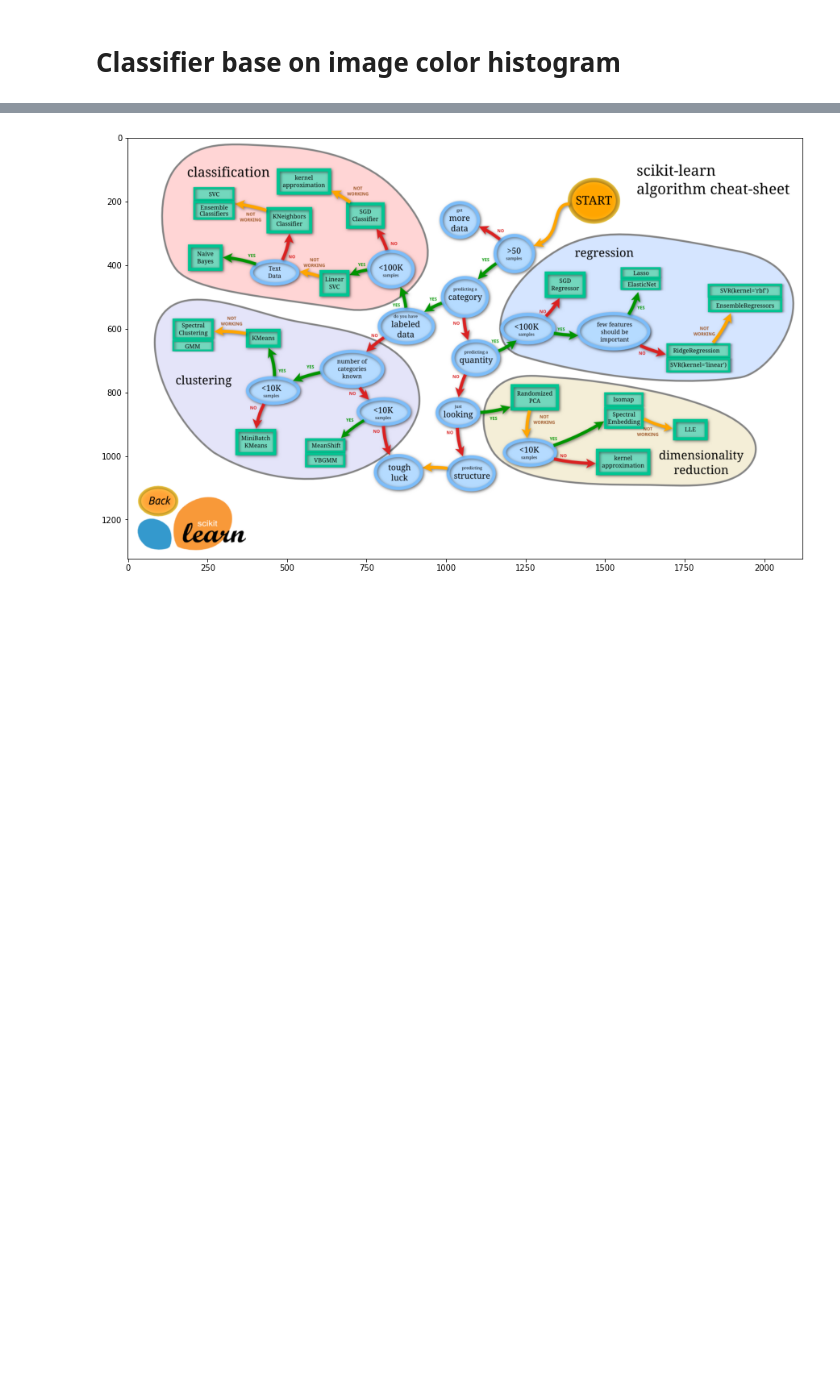
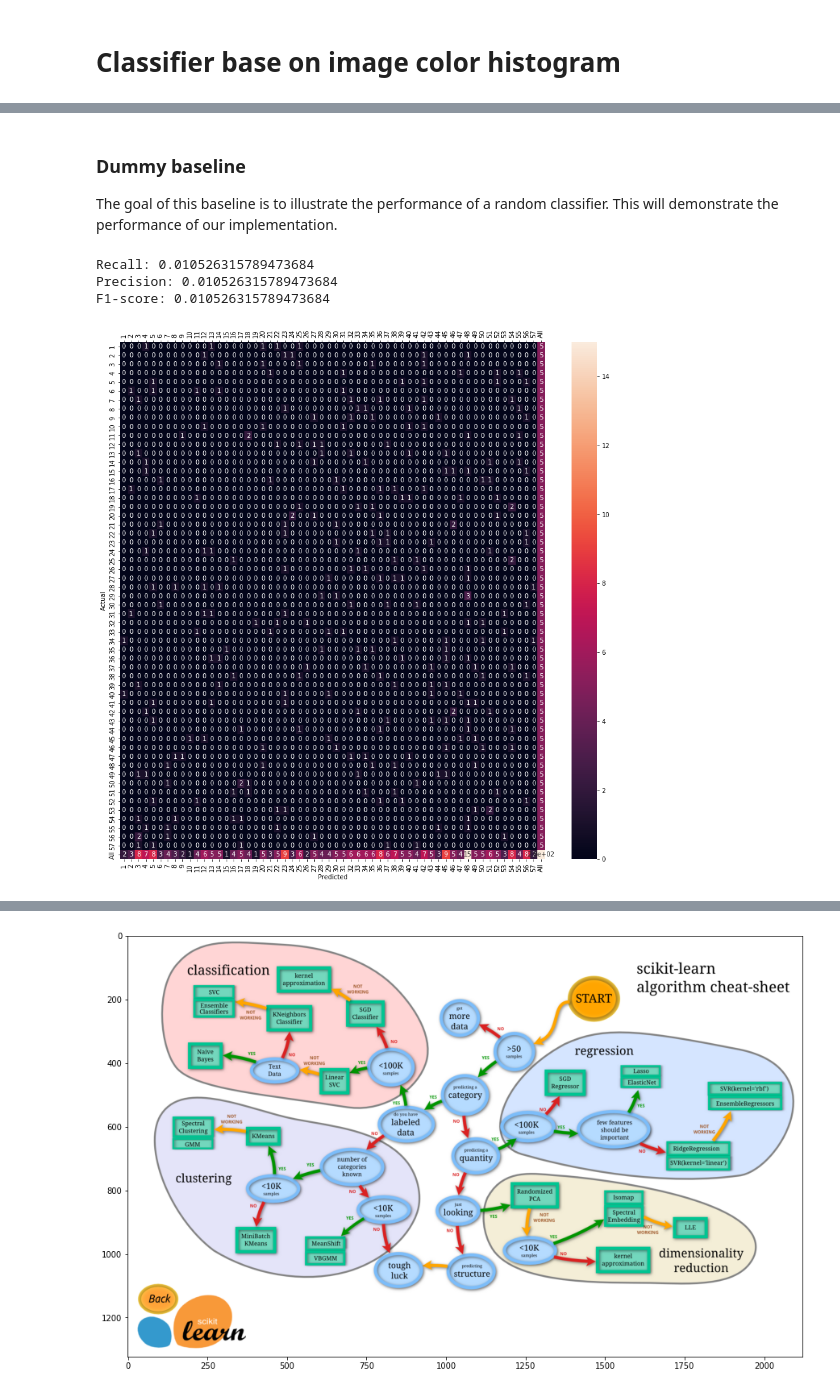
Before and after one commit to Whojo/Dobble-master-race, a Jupyter notebook: color-histogram.ipynb, the cells around one changed output, grey strips where cells are left out. Drawn from its saved outputs; the diff is of its cells as text; code cells hidden in the pictures; blank space fills up the shorter version.

```diff
--- a/color-histogram.ipynb
+++ b/color-histogram.ipynb
@@ -261,0 +308,25 @@ Idees d'amelioration:
+# %% [markdown]
+### Dummy baseline
+The goal of this baseline is to illustrate the performance of a random classifier.
+This will demonstrate the performance of our implementation.
+# %%
+class DummyClassifier:
+    """
+    Return a random class for each entry
+    """
+    def fit(self, X: np.array, Y: np.array) -> "DummyClassifier":
+        return self
+
+    def get_params(self, deep=True) -> dict:
+        return {}
+
+    def predict(self, X: np.array) -> np.array:
+        return np.random.randint(low=1, high=nb_class + 1, size=X.shape[0])
+
+dummy = DummyClassifier()
+get_perf_on_cross_validation(dummy)
+# %% [output]
+Recall: 0.010526315789473684
+Precision: 0.010526315789473684
+F1-score: 0.010526315789473684
+[figure, added]
```
Also changed, not shown: parts of 13 cells of this notebook.
